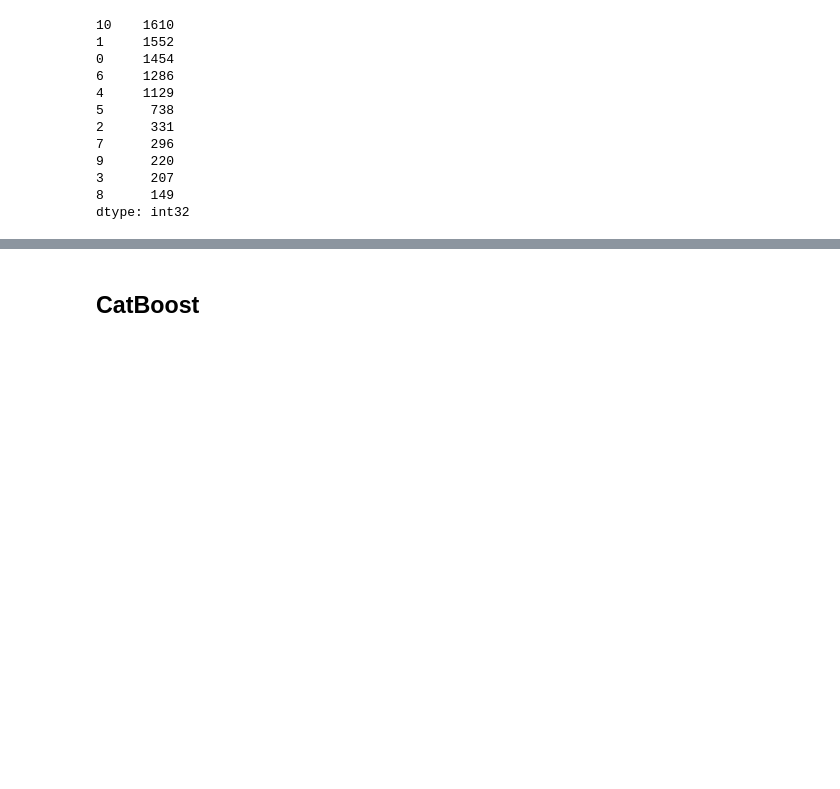
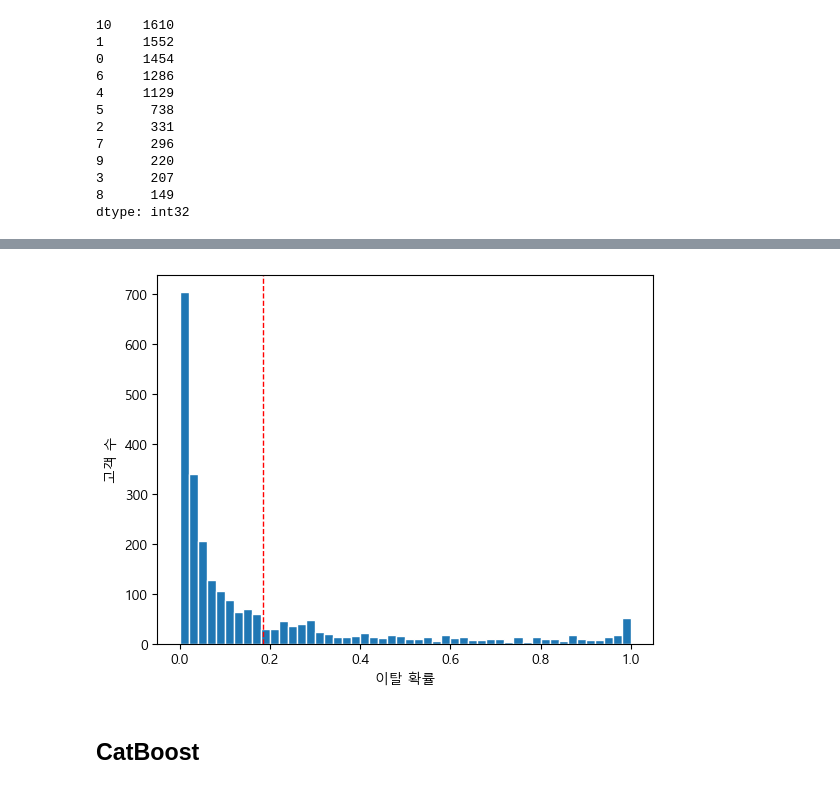
Before and after one commit to SKNETWORKS-FAMILY-AICAMP/SKN21-2nd-1Team, a Jupyter notebook: dkjung/churn.ipynb, the cells around one changed output, grey strips where cells are left out. Drawn from its saved outputs; the diff is of its cells as text; code cells hidden in the pictures; blank space fills up the shorter version.

```diff
--- a/dkjung/churn.ipynb
+++ b/dkjung/churn.ipynb
@@ -582,3 +562,15 @@ plt.show()
+# %%
+plt.hist(
+    y_proba_lgbm,
+    bins=50,
+    edgecolor="white"
+)
+plt.xlabel('이탈 확률')
+plt.ylabel('고객 수')
+plt.axvline(y_proba_lgbm.mean(), color='red', linestyle='dashed', linewidth=1)
+plt.show()
+# %% [output]
+[figure, added]
 # %% [markdown]
 ## CatBoost
 # %%
```
Also changed, not shown: parts of 18 cells of this notebook, 8 other files.
